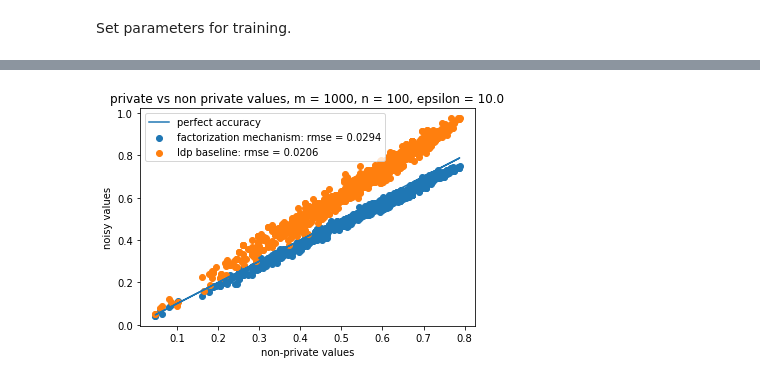
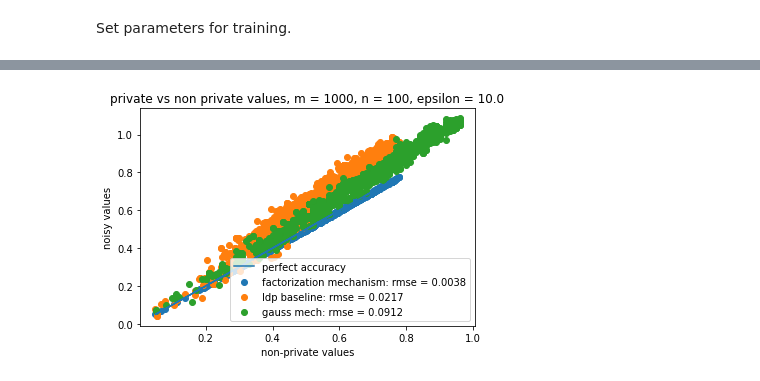
Before and after one commit to sethneel/fuzzy-gwas, a Jupyter notebook: nn_mf.ipynb, the cells around one changed output, grey strips where cells are left out. Saved outputs shown, nothing was run; the diff lists cells and outputs as text; code cells hidden in the pictures.

Commit message:
gpu acceleration and gauss mechanism comparism

```diff
--- a/nn_mf.ipynb
+++ b/nn_mf.ipynb
@@ -91,16 +95,19 @@ def loss_fn_l_2(outputs, q_ids, epsilon=1.0, delta = 1e-6, silent=False, p='fro'
     noise_loss = (1/np.power(n, 2)) * torch.pow(torch.linalg.matrix_norm(L, ord=p), 2)*torch.pow(sigma, 2)
 
     if not silent:
-        print('mse: {}, mse of appx: {}, per coord noise: {}'.format(approximation_loss.detach() +
-                                                                                     noise_loss.detach(),
-                                                                                     approximation_loss.detach(),
-                                                                                     noise_loss.detach()))
+        print('mse: {}, mse of appx: {}, per coord noise: {}'.format(np.round(approximation_loss.detach(),4) +
+                                                                                     np.round(noise_loss.detach(),4),
+                                                                                     np.round(approximation_loss.detach(),4),
+                                                                                     np.round(noise_loss.detach(), 4)))
     return approximation_loss + noise_loss
 
 
-def training_loop(dataloader, model, loss, optimizer):
+def training_loop(dataloader, model, loss, optimizer, device):
     "Training loop for torch model."
     for batch, (q, ids) in enumerate(dataloader):
+
+        # send data to device
+        q, ids = q.to(device), ids.to(device)
         # zero gradients before minibatch
         optimizer.zero_grad()
 
@@ -114,9 +121,11 @@ def training_loop(dataloader, model, loss, optimizer):
 # %% [markdown]
 Set parameters for training.
 # %%
+device = torch.device("cuda:0" if torch.cuda.is_available() else "cpu")
+print(device)
 training_data = SNPDataset(query_matrix)
 bsize = 128
-epochs = 1000
+epochs = 5000
 train_dataloader = DataLoader(training_data, batch_size=bsize, shuffle=False)
 m, n = query_matrix.shape
 k = min(m, n)
@@ -125,5 +134,6 @@ eps = 10.0
 delta = 1.0/np.power(n,2)
 mm_fac = Factorization(m, n, k, eps=eps, delta=delta)
 mm_fac.pca_initialization(query_matrix, k_components=k)
+mm_fac = mm_fac.to(device)
 learning_rate = 1.0/m
 optimizer = torch.optim.SGD(mm_fac.parameters(), lr=learning_rate)
@@ -130,5 +142,5 @@ optimizer = torch.optim.SGD(mm_fac.parameters(), lr=learning_rate)
 # %%
 for t in range(epochs):
   print(f"Epoch {t+1}\n-------------------------------")
-  training_loop(train_dataloader, mm_fac, loss_fn_l_2, optimizer)
+  training_loop(train_dataloader, mm_fac, loss_fn_l_2, optimizer, device)
 print("Done!")
@@ -135,18 +165,23 @@ print("Done!")
 # %%
+# bring back the model
+mm_fac = mm_fac.cpu()
 y = generate_y(query_matrix)
 epsilon = mm_fac.eps
 output = gaussian_mechanism(mm_fac.weights_L.detach().numpy(), mm_fac.weights_R.detach().numpy(), y, epsilon=epsilon, delta=mm_fac.delta)
+naive_gauss = gaussian_mechanism(query_matrix, np.identity(n), y, epsilon=epsilon, delta=mm_fac.delta)
 baseline_ldp = ldp_mechanism(query_matrix, y, epsilon=epsilon, delta=1 / n)
 fac_mse = np.round(np.sqrt(np.mean(np.power(output['private']-output['non_private'], 2))), 4)
 ldp_mse = np.round(np.sqrt(np.mean(np.power(baseline_ldp['private']-baseline_ldp['non_private'], 2))), 4)
+gauss_mse = np.round(np.sqrt(np.mean(np.power(naive_gauss['private']-naive_gauss['non_private'], 2))), 4)
 # %%
 pyplot.scatter(output['non_private'], output['private'], label='factorization mechanism: rmse = {}'.format(fac_mse))
 pyplot.plot(output['non_private'], output['non_private'], label='perfect accuracy')
 pyplot.ylabel('noisy values')
 pyplot.xlabel('non-private values')
 pyplot.title('private vs non private values, m = {}, n = {}, epsilon = {}'.format(m, n, epsilon))
 pyplot.scatter(output['non_private'], baseline_ldp['private'], label='ldp baseline: rmse = {}'.format(ldp_mse))
+pyplot.scatter(naive_gauss['non_private'], naive_gauss['private'], label='gauss mech: rmse = {}'.format(gauss_mse))
 pyplot.legend()
 pyplot.show()
 # %% [output]
-[figure, old version]
+[figure, new version]
```
Also changed, not shown: parts of 5 cells of this notebook.
